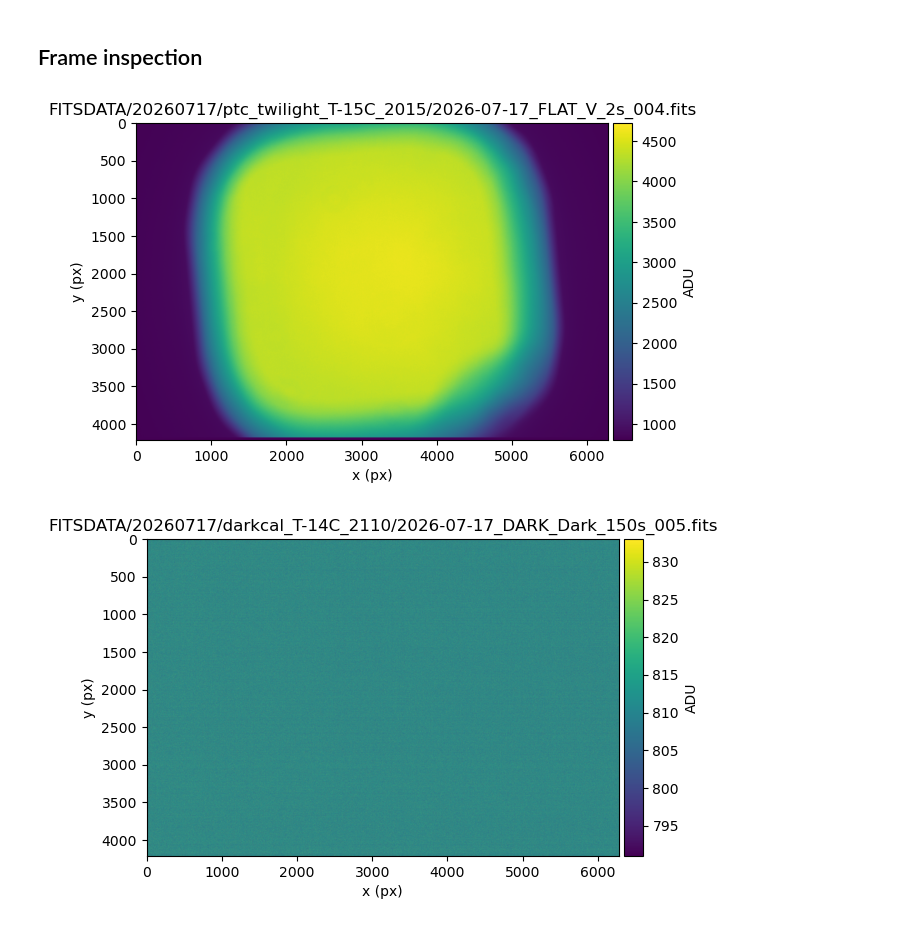
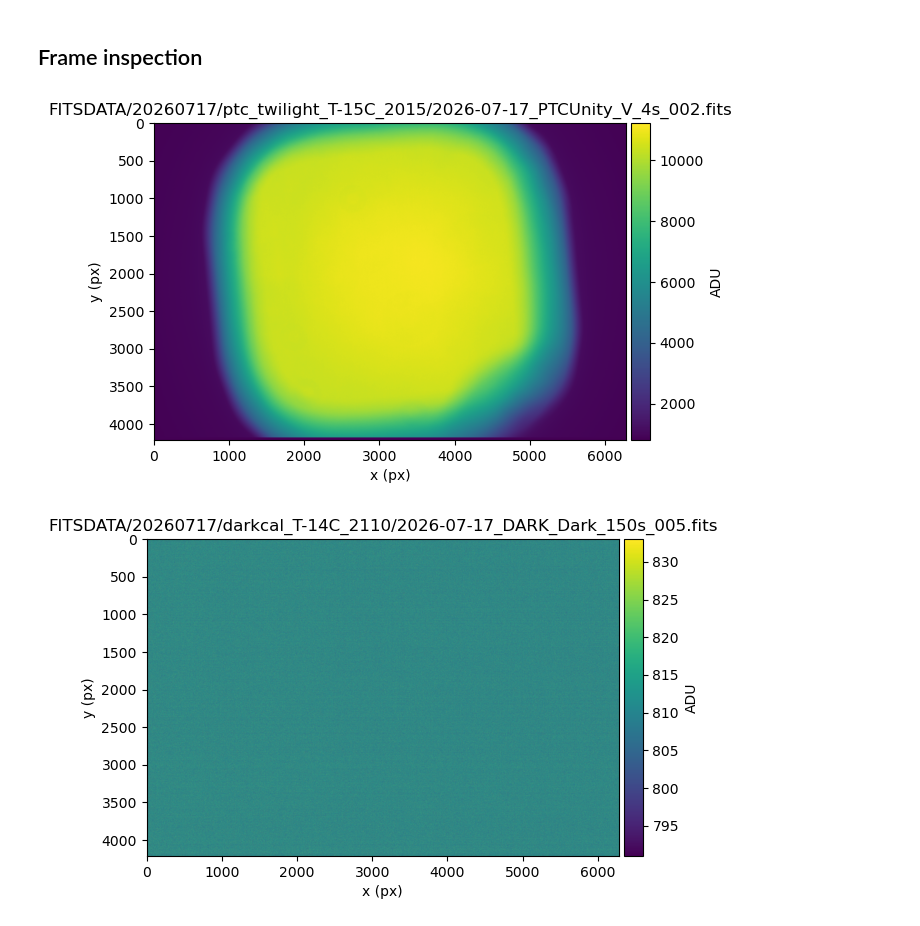
Before and after one commit to ev-watson/POLITE, a Jupyter notebook: notebooks/reductions/reduction_20260717.ipynb, the cells around one changed output. Cells and saved outputs as stored; diff of their text form; code cells hidden in the pictures.

```diff
--- a/notebooks/reductions/reduction_20260717.ipynb
+++ b/notebooks/reductions/reduction_20260717.ipynb
@@ -150,7 +151,7 @@ HISTORY Created using alpyca_tools + astropy.io.fits
 # %% [markdown]
 ## Frame inspection
 # %%
-ct.quick_view(ptc_cover_files[('FLAT', 2.0)][-1])
+ct.quick_view(ptc_cover_files[('FLAT', 4.0)][-1])
 # %% [output]
-[figure, old version]
+[figure, new version]
 # %%
```
Also changed, not shown: parts of 67 cells of this notebook, 10 other files.
